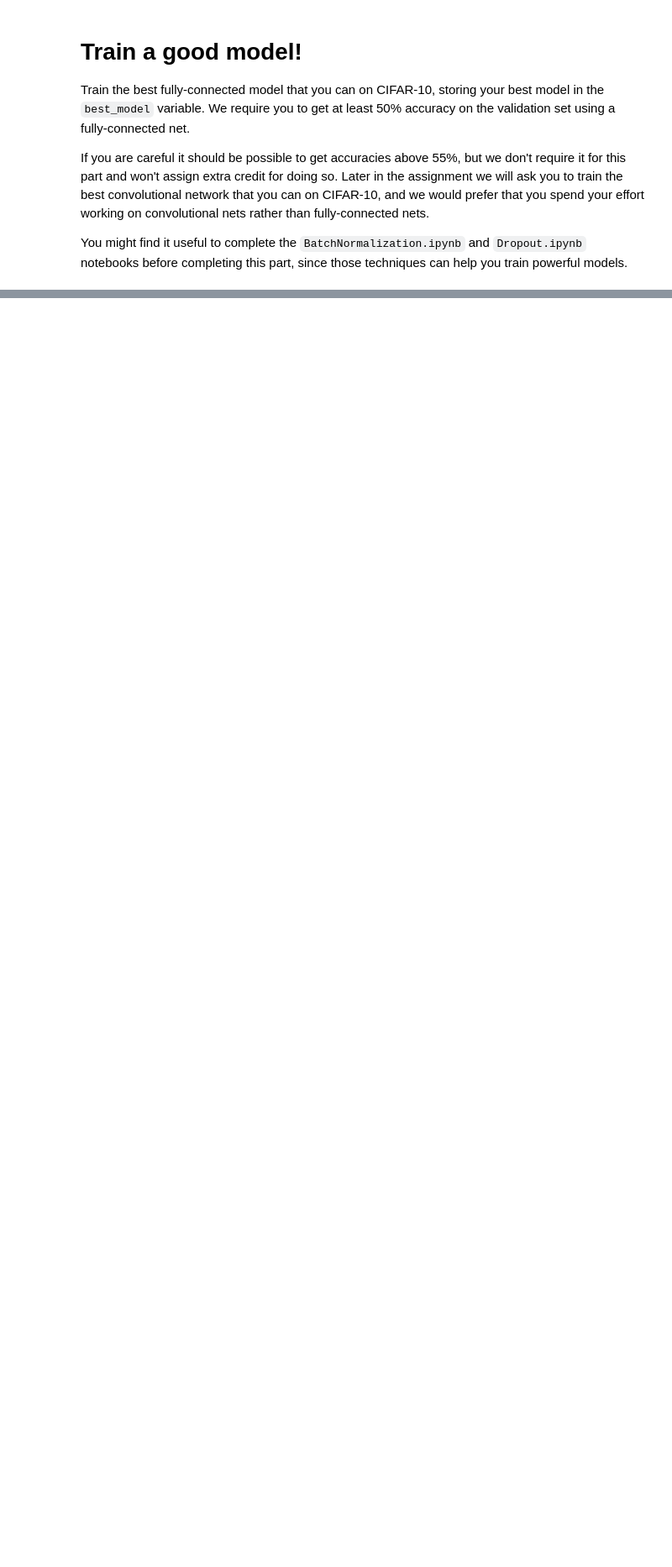
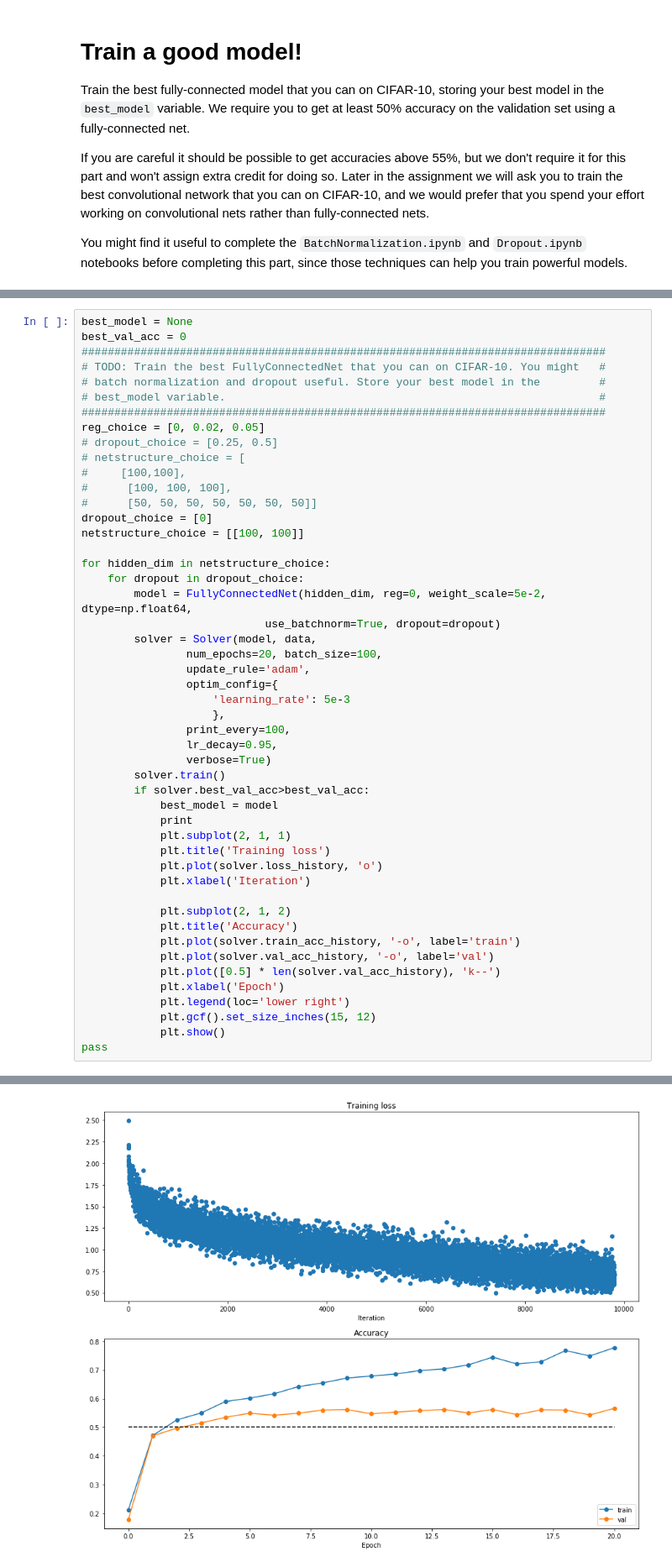
Before and after one commit to yolunghiu/machine-learning, a Jupyter notebook: 4.DL/cs231/lecture/Assignment2/code/FullyConnectedNets.ipynb, the cells around one changed output, grey strips where cells are left out. Shown: that part at 84% size. Drawn from its saved outputs; the diff is of its cells as text; blank space fills up the shorter version.

```diff
--- a/4.DL/cs231/lecture/Assignment2/code/FullyConnectedNets.ipynb
+++ b/4.DL/cs231/lecture/Assignment2/code/FullyConnectedNets.ipynb
@@ -797,0 +639,50 @@ pass
+# %%
+best_model = None
+best_val_acc = 0
+################################################################################
+# TODO: Train the best FullyConnectedNet that you can on CIFAR-10. You might   #
+# batch normalization and dropout useful. Store your best model in the         #
+# best_model variable.                                                         #
+################################################################################
+reg_choice = [0, 0.02, 0.05]
+# dropout_choice = [0.25, 0.5]
+# netstructure_choice = [
+#     [100,100],
+#      [100, 100, 100],
+#      [50, 50, 50, 50, 50, 50, 50]]
+dropout_choice = [0]
+netstructure_choice = [[100, 100]]
+
+for hidden_dim in netstructure_choice:
+    for dropout in dropout_choice:
+        model = FullyConnectedNet(hidden_dim, reg=0, weight_scale=5e-2, dtype=np.float64,
+                            use_batchnorm=True, dropout=dropout)
+        solver = Solver(model, data,
+                num_epochs=20, batch_size=100,
+                update_rule='adam',
+                optim_config={
+                    'learning_rate': 5e-3
+                    },
+                print_every=100,
+                lr_decay=0.95,
+                verbose=True)
+        solver.train()
+        if solver.best_val_acc>best_val_acc:
+            best_model = model
+            print
+            plt.subplot(2, 1, 1)
+            plt.title('Training loss')
+            plt.plot(solver.loss_history, 'o')
+            plt.xlabel('Iteration')
+
+            plt.subplot(2, 1, 2)
+            plt.title('Accuracy')
+            plt.plot(solver.train_acc_history, '-o', label='train')
+            plt.plot(solver.val_acc_history, '-o', label='val')
+            plt.plot([0.5] * len(solver.val_acc_history), 'k--')
+            plt.xlabel('Epoch')
+            plt.legend(loc='lower right')
+            plt.gcf().set_size_inches(15, 12)
+            plt.show()
+pass
+# %% [output]
@@ -798,3 +706,4 @@ pass
+[figure, added]
 # %% [markdown]
 # Test you model
 Run your best model on the validation and test sets. You should achieve above 50% accuracy on the validation set.
```
Also changed, not shown: parts of 16 cells of this notebook, 1 other file.
